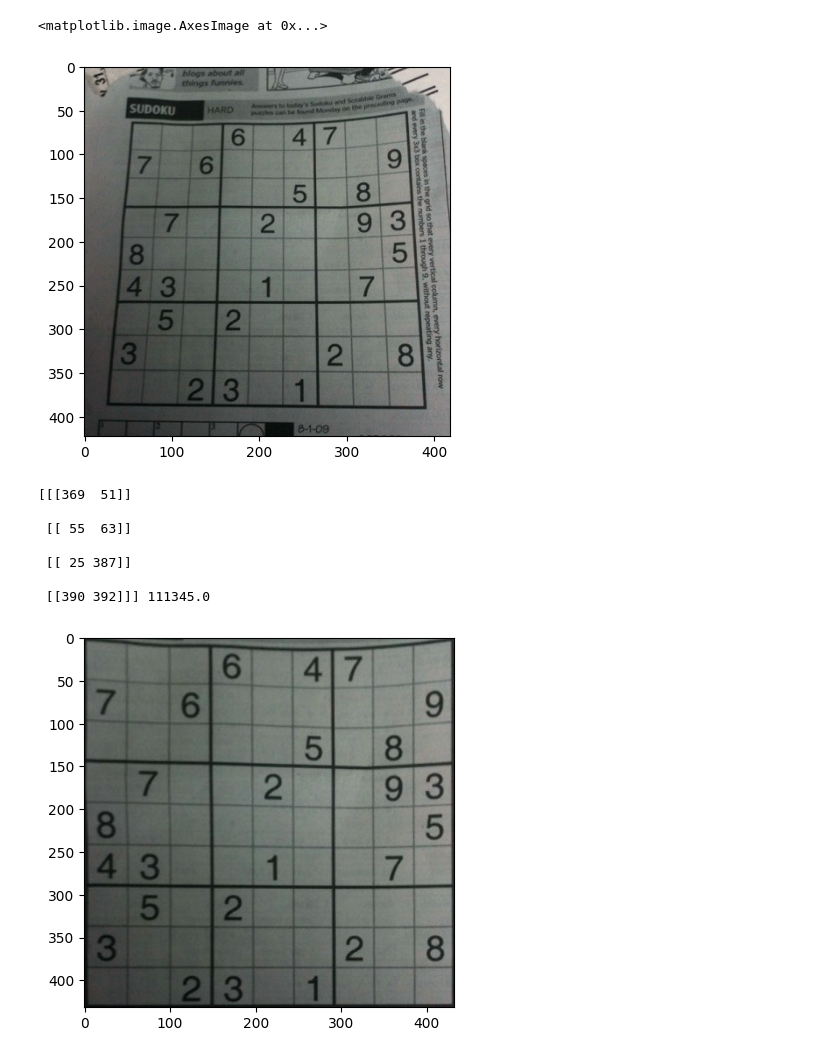
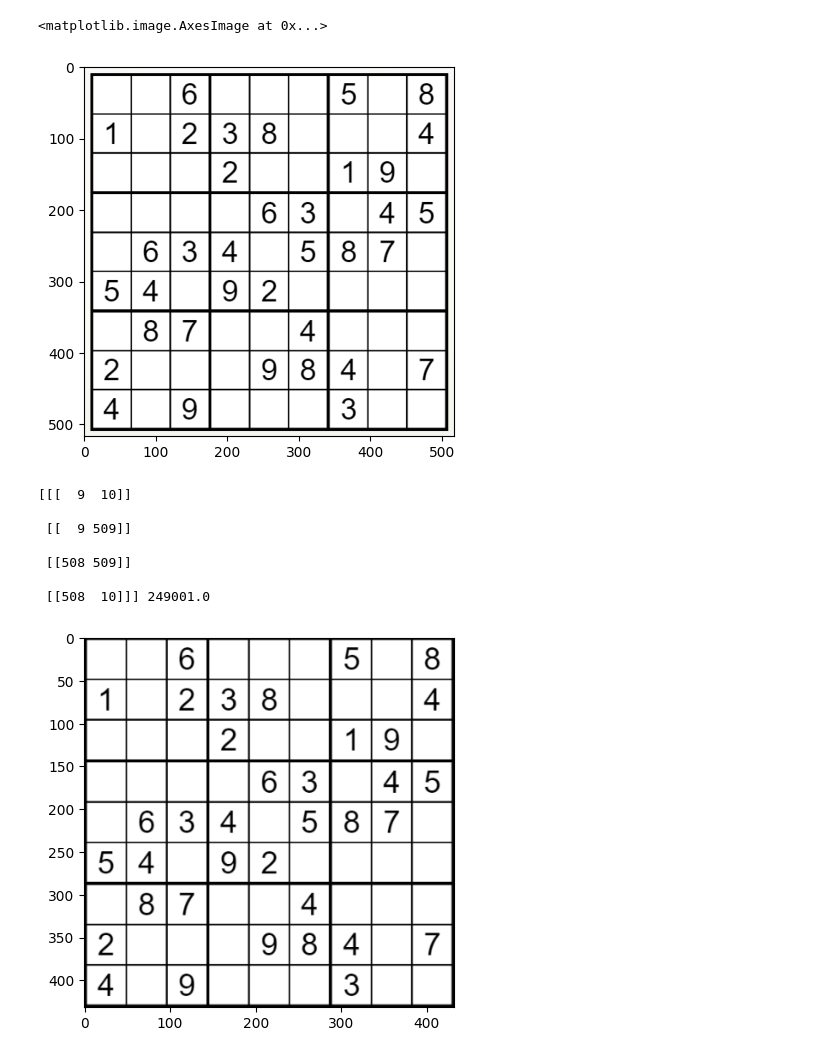
Before and after one commit to Sasidhar505/Sudoku_Solver, a Jupyter notebook: Colab Notebooks/Sudoku_Processor.ipynb, the cells around one changed output. Saved outputs shown, nothing was run; the diff lists cells and outputs as text; code cells hidden in the pictures.

Commit message:
sudoku solveddd

```diff
--- a/Colab Notebooks/Sudoku_Processor.ipynb
+++ b/Colab Notebooks/Sudoku_Processor.ipynb
@@ -51,15 +51,15 @@ def solveSudoku(grid, i=0, j=0):
 # %%
 margin = 10
 case = 28 + 2*margin
 perspective_size = 9*case
 flag = 0
 ans = 0
-image = cv.imread('/content/drive/MyDrive/Colab Notebooks/Sudoku/input.png')
+image = cv.imread('/content/drive/MyDrive/Colab Notebooks/Sudoku/sample.png')
 p_image = image.copy()
 plt.imshow(p_image)
 # %% [output]
 <matplotlib.image.AxesImage at 0x...>
-[figure, old version]
+[figure, new version]
 # %%
 #Process the image to find contour
 gray=cv.cvtColor(image, cv.COLOR_BGR2GRAY)
@@ -86,13 +86,13 @@ for c in contours_:
 
 print(contour , maxArea)
 # %% [output]
-[[[369  51]]
+[[[  9  10]]
 
- [[ 55  63]]
+ [[  9 509]]
 
- [[ 25 387]]
+ [[508 509]]
 
- [[390 392]]] 111345.0
+ [[508  10]]] 249001.0
 # %%
 #Draw the contour and extract Sudoku Grid
 if contour is not None:
@@ -118,6 +118,6 @@ if contour is not None:
 
     plt.imshow(result)
 # %% [output]
-[figure, old version]
+[figure, new version]
 # %%
 #Process the extracted Sudoku Grid
```
Also changed, not shown: parts of 4 cells of this notebook, 1 other file.
